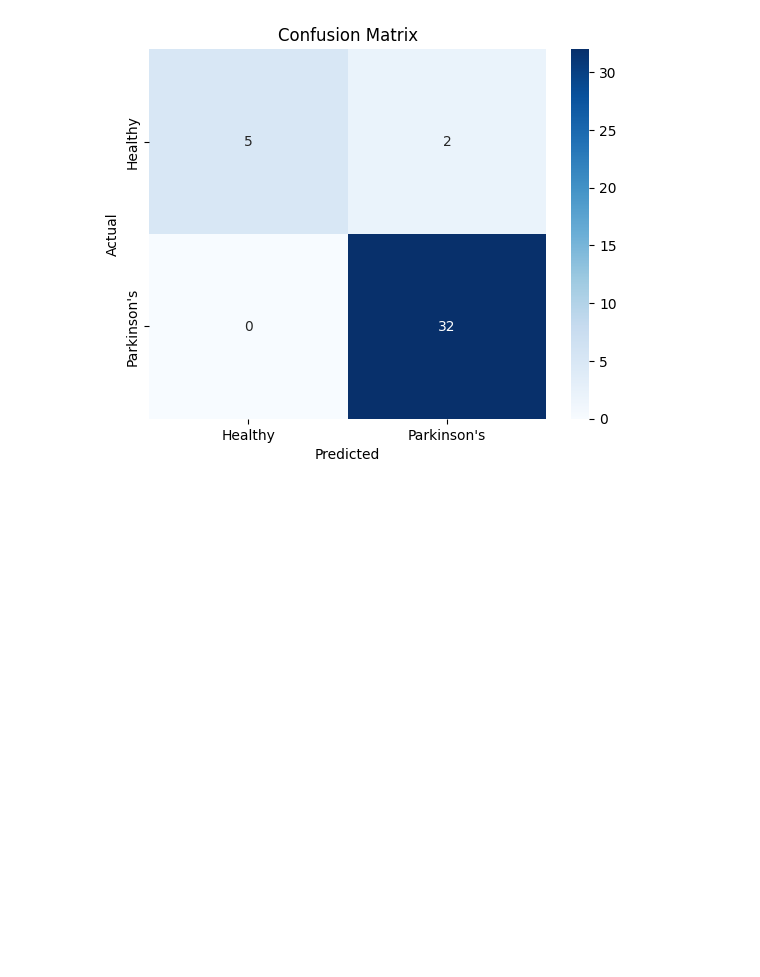
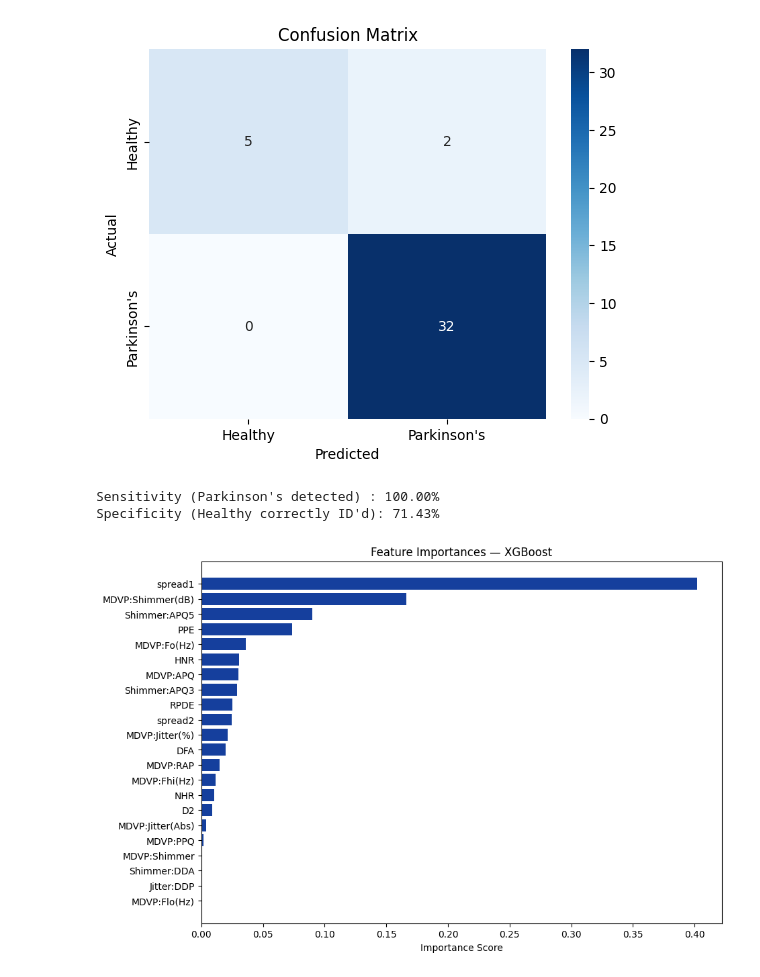
Before and after one commit to zish-s/Detecting-Parkinson-s-disease, a Jupyter notebook: Detecting_Parkinson's_Disease.ipynb, the cells around one changed output. Saved outputs shown, nothing was run; the diff lists cells and outputs as text; code cells hidden in the pictures; blank space fills up the shorter version.

```diff
--- a/Detecting_Parkinson's_Disease.ipynb
+++ b/Detecting_Parkinson's_Disease.ipynb
@@ -119,3 +134,23 @@ plt.title('Confusion Matrix')
 plt.show()
 # %% [output]
 [figure]
+# %%
+tn, fp, fn, tp = cm.flatten()
+print(f"Sensitivity (Parkinson's detected) : {tp/(tp+fn)*100:.2f}%")
+print(f"Specificity (Healthy correctly ID'd): {tn/(tn+fp)*100:.2f}%")
+# %% [output]
+Sensitivity (Parkinson's detected) : 100.00%
+Specificity (Healthy correctly ID'd): 71.43%
+# %%
+#which voice features the model thinks are most useful
+feature_names = df.loc[:, df.columns != 'status'].columns[1:]
+importances   = model.feature_importances_
+sorted_idx    = np.argsort(importances)  # ascending
+
+plt.figure(figsize=(10, 7))
+plt.barh(feature_names[sorted_idx], importances[sorted_idx], color='#153f9d')
+plt.xlabel('Importance Score')
+plt.title('Feature Importances — XGBoost')
+plt.show()
+# %% [output]
+[figure, added]
```
Also changed, not shown: parts of 9 cells of this notebook.
